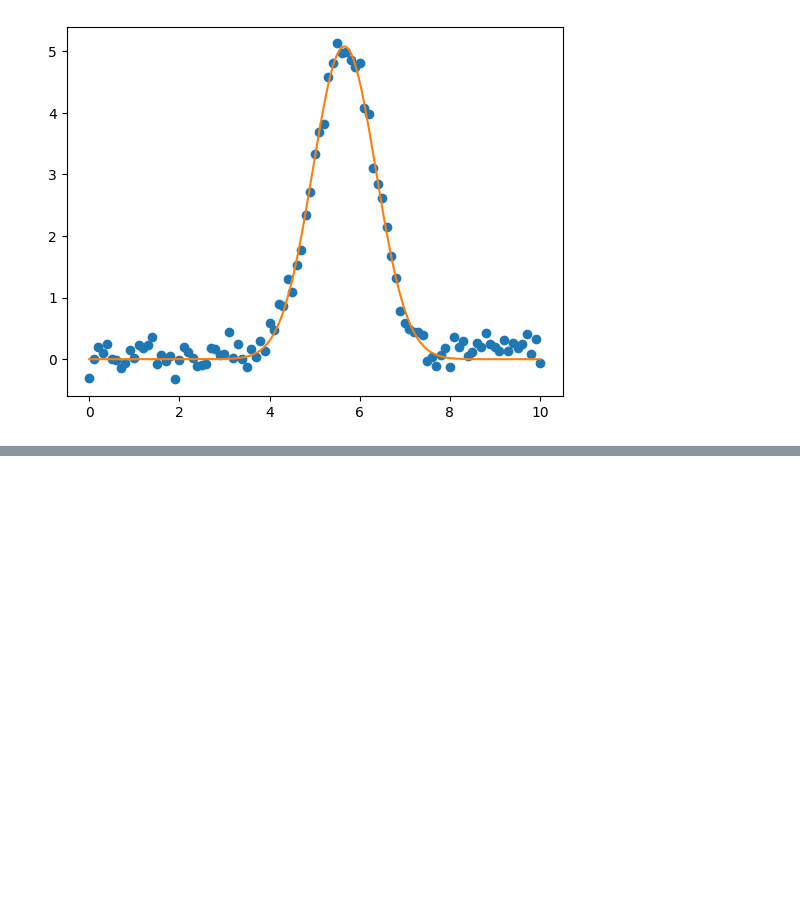
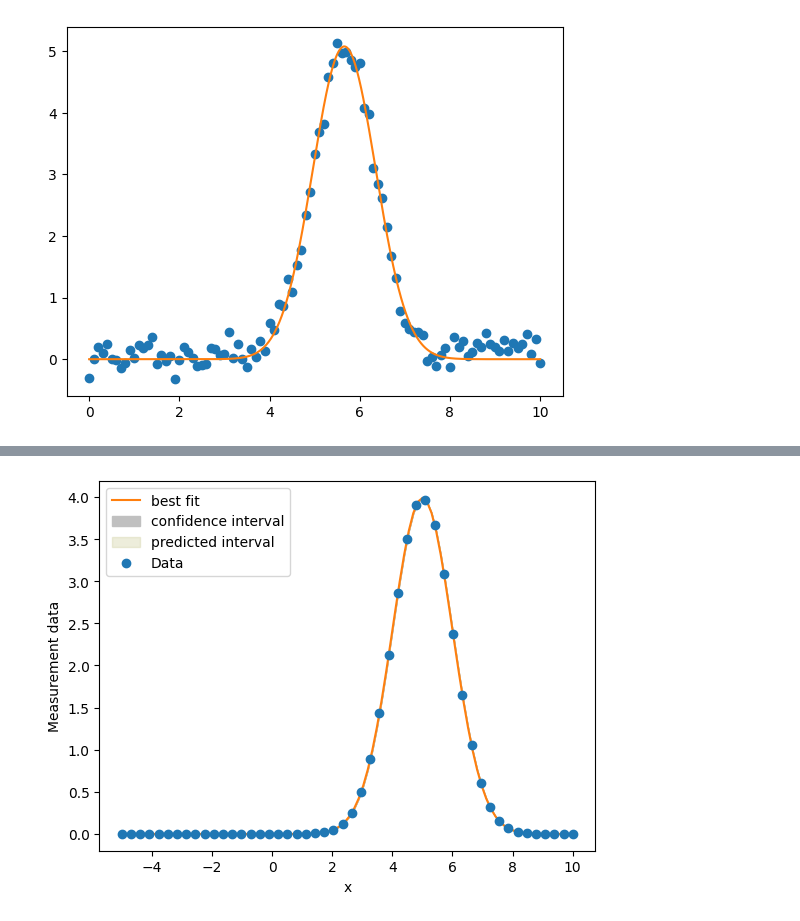
Before and after one commit to jazmaryphy/lmfit_global, a Jupyter notebook: examples/lgfit_model_gaussian.ipynb, the cells around one changed output, grey strips where cells are left out. Cells and saved outputs as stored; diff of their text form; code cells hidden in the pictures; blank space fills up the shorter version.

Commit message:
Additional example in model gaussian

```diff
--- a/examples/lgfit_model_gaussian.ipynb
+++ b/examples/lgfit_model_gaussian.ipynb
@@ -271,0 +274,84 @@ plt.show()
+# %%
+def backline(x, backline=0.0):
+    r"""Returns Constant baseline function.
+    """
+    return np.full_like(x, backline)
+
+
+# Artificial data
+N = 50
+x = np.linspace(-5, 10, N)
+truepars = [10.0, 5.0, 1.0, 0.0]
+rms_data = 0.8
+rms_err = 0.2
+
+y = gaussian(x, 10.0, 5.0, 1.0) + backline(x, backline=0)
+err = np.random.normal(0.2, rms_err, N)
+err = np.random.lognormal(mean=np.log(0.2), sigma=rms_err, size=N)
+
+#err = err*0 + 1
+
+items = {
+    # "data": {
+    #     "xy": np.column_stack([x, y]),
+    # },
+    "functions": {
+        "theory": [
+            {
+                "func_name": gaussian,
+                "init_params": {
+                    "amp": dict(value=9.0, min=0),
+                    "cen": dict(value=4.5),
+                    "wid": dict(value=0.8, min=0),
+                },
+            },
+            {
+                "func_name": backline,
+                "init_params": {
+                    "backline": dict(value=0.0),
+                },
+            },
+        ],
+        "theory_connectors": ["+"],
+    },
+}
+
+lg = LmfitGlobal(items, log_level='info')
+lg.set_data(x, y)
+lg.theory_expr # or lg.pretty_expr
+
+lg.fit(verbose=True)  #
+result = lg.result # result Minimizer
+
+lg.report()
+
+lg.eval_uncertainty(sigma=3)
+dely = lg.dely
+dely_comps = lg.dely_comps
+
+# make finely spaced grid of duration values, extending past data range
+xfine = np.linspace(-5, 10, N*2)
+yfine = lg.eval(x=xfine)
+
+# now calculate uncertainty interval and predicted interval for sigma=2, 95% level
+efine = lg.eval_uncertainty(x=xfine, sigma=2)
+pfine = lg.dely_predicted
+
+
+# plt.errorbar(x, y, yerr=err, fmt='o', label='Data')
+plt.errorbar(x, y, yerr=None, fmt='o', label='Data')
+plt.plot(xfine, yfine, '-', label='best fit')
+for i in range(lg.ny):
+    plt.fill_between(
+        xfine, yfine[:, i]-efine[:, i], yfine[:, i]+efine[:, i], color="#c0c0c0", label=r'confidence interval'
+        )
+    plt.fill_between(
+        xfine, yfine[:, i]-pfine[:, i], yfine[:, i]+pfine[:, i], color="#d0d0a060", label=r'predicted interval'
+        )
+
+
+plt.xlabel('x')
+plt.ylabel('Measurement data')
+plt.legend()
+plt.show()
+# %% [output]
@@ -271,0 +392 @@ plt.show()
+[figure, added]
```
Also changed, not shown: parts of 2 cells of this notebook, 1 other file.
